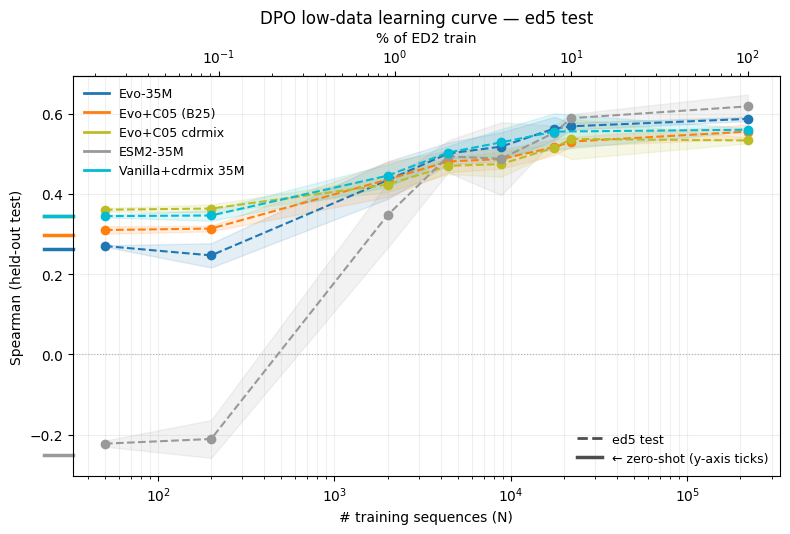
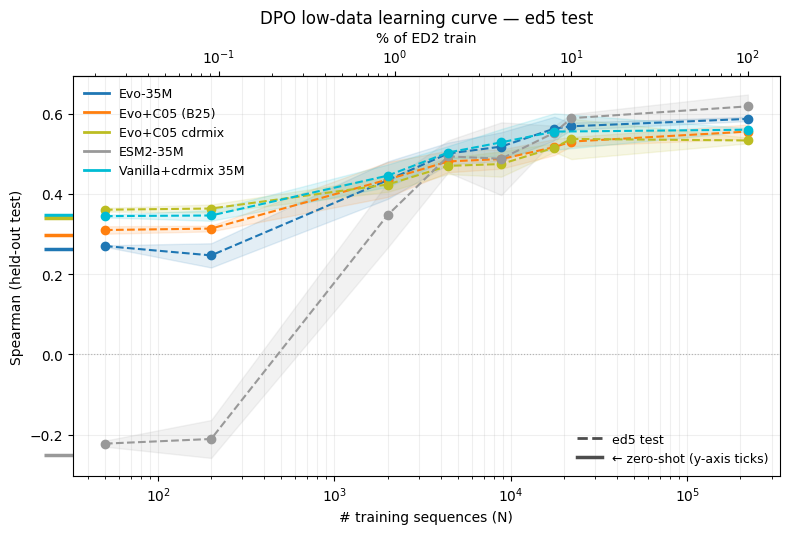
The change to this notebook cell's code, shown as a diff; its figure went from the first image to the second:
--- before
+++ after
@@ -1,9 +1,12 @@
 # === DPO learning curve — ed5 test ====================================
 _df_ed5_lc = _lc_runs_df[_lc_runs_df["n_train"].isin(_ED5_N)]
+_save_ed5 = str(_REPO_ROOT / "report" / "figures" / "dpo_lowdata_curve_ed5_0701.pdf")
+# save_path=None: don't save inside _plot_lc (it would render before the
+# secondary axis exists). We add the axis, then save ONCE below.
 fig_lc_ed5 = _plot_lc(
     _LC_MODELS, ["ed5"], _df_ed5_lc,
     zero_shot_df=_lc_zeroshot,
     title="DPO low-data learning curve — ed5 test",
-    save_path=str(_REPO_ROOT / "report" / "figures" / "dpo_lowdata_curve_ed5_0701.pdf"),
+    save_path=None,
 )
 if fig_lc_ed5 is not None:
@@ -13,3 +16,4 @@
     )
     secax.set_xlabel("% of ED2 train")
+    fig_lc_ed5.savefig(_save_ed5, bbox_inches="tight"); print("Saved:", _save_ed5)
     plt.show()

Commit: Fix DPO learning-curve figures: PDF secondary axis + zero-shot ticks